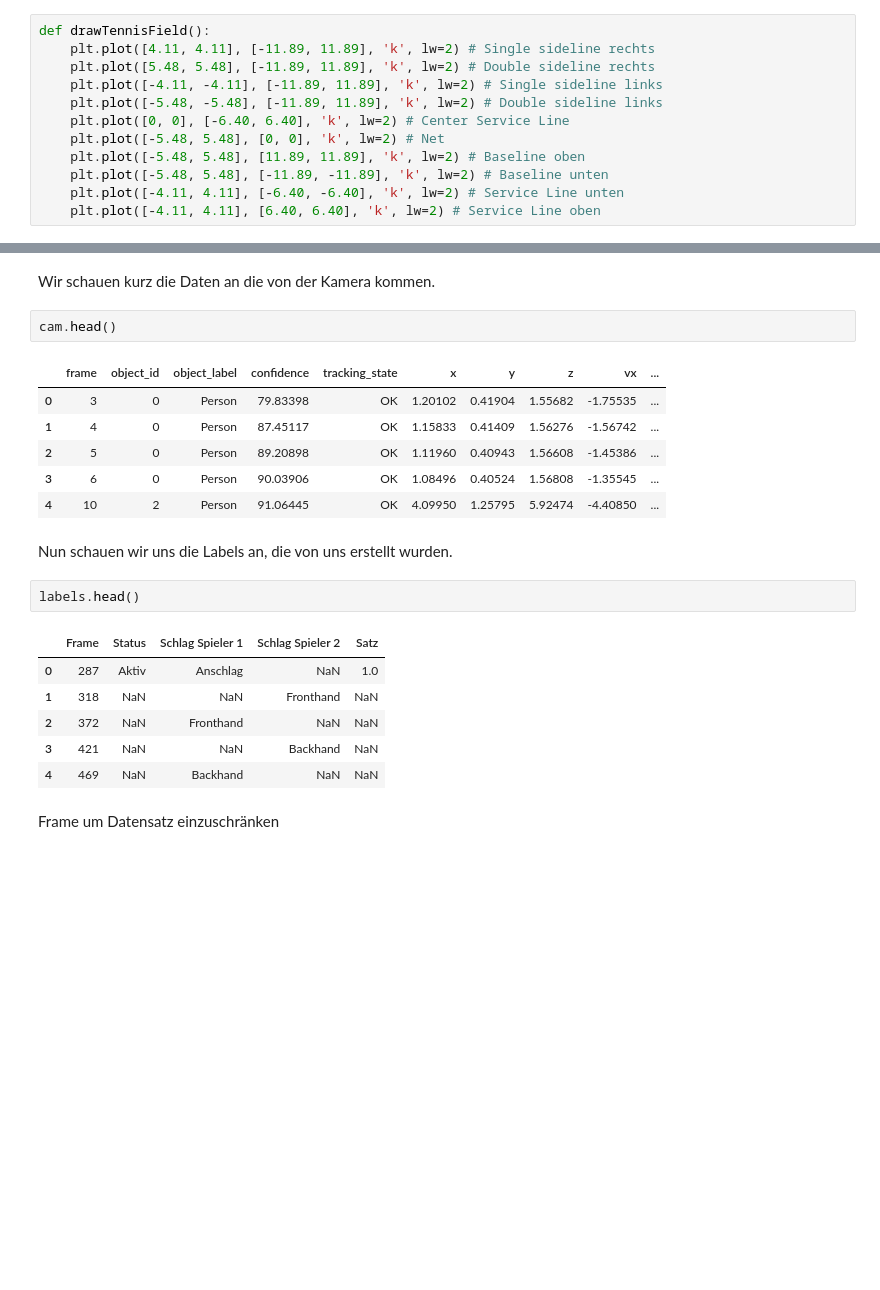
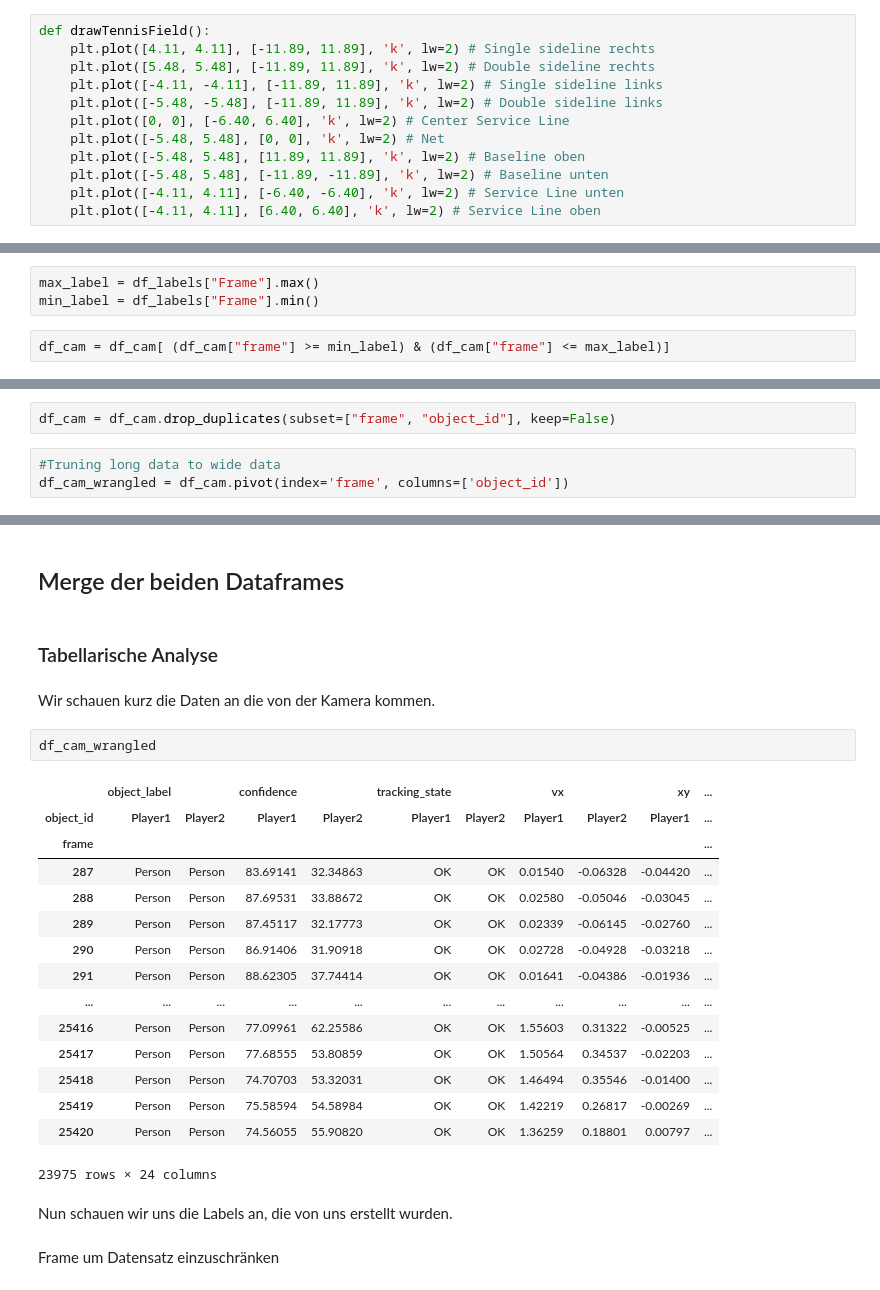
Before and after one commit to fhnw-ds/fhnw-cda2-tennis-analysis, a Jupyter notebook: field_analysis/eda_baden.ipynb, the cells around one changed output, grey strips where cells are left out. Cells and saved outputs as stored; diff of their text form; blank space fills up the shorter version.

Commit message:
data wrangling

```diff
--- a/field_analysis/eda_baden.ipynb
+++ b/field_analysis/eda_baden.ipynb
@@ -75,0 +101,5 @@ plt.show()
+# %%
+max_label = df_labels["Frame"].max()
+min_label = df_labels["Frame"].min()
+# %%
+df_cam = df_cam[ (df_cam["frame"] >= min_label) & (df_cam["frame"] <= max_label)]
@@ -75,0 +113,5 @@ plt.show()
+# %%
+df_cam = df_cam.drop_duplicates(subset=["frame", "object_id"], keep=False)
+# %%
+#Truning long data to wide data
+df_cam_wrangled = df_cam.pivot(index='frame', columns=['object_id'])
@@ -76,24 +129,28 @@ plt.show()
+# %% [markdown]
+## Merge der beiden Dataframes
+# %% [markdown]
+### Tabellarische Analyse
 # %% [markdown]
 Wir schauen kurz die Daten an die von der Kamera kommen.
 # %%
-cam.head()
+df_cam_wrangled
 # %% [output]
-|  | frame | object_id | object_label | confidence | tracking_state | x | y | z | vx | ... |
-| 0 | 3 | 0 | Person | 79.83398 | OK | 1.20102 | 0.41904 | 1.55682 | -1.75535 | ... |
-| 1 | 4 | 0 | Person | 87.45117 | OK | 1.15833 | 0.41409 | 1.56276 | -1.56742 | ... |
-| 2 | 5 | 0 | Person | 89.20898 | OK | 1.11960 | 0.40943 | 1.56608 | -1.45386 | ... |
-| 3 | 6 | 0 | Person | 90.03906 | OK | 1.08496 | 0.40524 | 1.56808 | -1.35545 | ... |
-| 4 | 10 | 2 | Person | 91.06445 | OK | 4.09950 | 1.25795 | 5.92474 | -4.40850 | ... |
+|  | object_label |  | confidence |  | tracking_state |  | vx |  | xy | ... |
+| object_id | Player1 | Player2 | Player1 | Player2 | Player1 | Player2 | Player1 | Player2 | Player1 | ... |
+| frame |  |  |  |  |  |  |  |  |  | ... |
+| 287 | Person | Person | 83.69141 | 32.34863 | OK | OK | 0.01540 | -0.06328 | -0.04420 | ... |
+| 288 | Person | Person | 87.69531 | 33.88672 | OK | OK | 0.02580 | -0.05046 | -0.03045 | ... |
+| 289 | Person | Person | 87.45117 | 32.17773 | OK | OK | 0.02339 | -0.06145 | -0.02760 | ... |
+| 290 | Person | Person | 86.91406 | 31.90918 | OK | OK | 0.02728 | -0.04928 | -0.03218 | ... |
+| 291 | Person | Person | 88.62305 | 37.74414 | OK | OK | 0.01641 | -0.04386 | -0.01936 | ... |
+| ... | ... | ... | ... | ... | ... | ... | ... | ... | ... | ... |
+| 25416 | Person | Person | 77.09961 | 62.25586 | OK | OK | 1.55603 | 0.31322 | -0.00525 | ... |
+| 25417 | Person | Person | 77.68555 | 53.80859 | OK | OK | 1.50564 | 0.34537 | -0.02203 | ... |
+| 25418 | Person | Person | 74.70703 | 53.32031 | OK | OK | 1.46494 | 0.35546 | -0.01400 | ... |
+| 25419 | Person | Person | 75.58594 | 54.58984 | OK | OK | 1.42219 | 0.26817 | -0.00269 | ... |
+| 25420 | Person | Person | 74.56055 | 55.90820 | OK | OK | 1.36259 | 0.18801 | 0.00797 | ... |
+23975 rows × 24 columns
 # %% [markdown]
 Nun schauen wir uns die Labels an, die von uns erstellt wurden.
-# %%
-labels.head()
-# %% [output]
-|  | Frame | Status | Schlag Spieler 1 | Schlag Spieler 2 | Satz |
-| 0 | 287 | Aktiv | Anschlag | NaN | 1.0 |
-| 1 | 318 | NaN | NaN | Fronthand | NaN |
-| 2 | 372 | NaN | Fronthand | NaN | NaN |
-| 3 | 421 | NaN | NaN | Backhand | NaN |
-| 4 | 469 | NaN | Backhand | NaN | NaN |
 # %% [markdown]
 Frame um Datensatz einzuschränken
```
Also changed, not shown: parts of 39 cells of this notebook, 11 other files.
